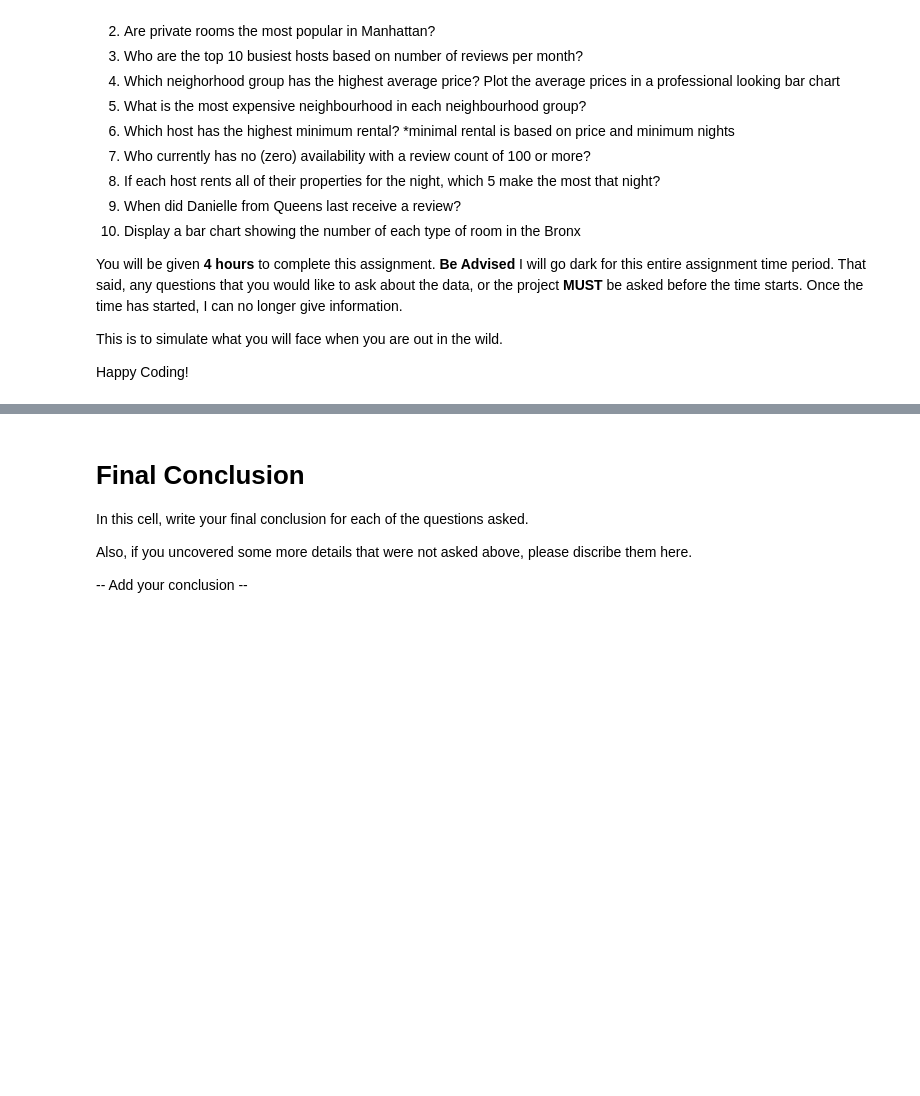
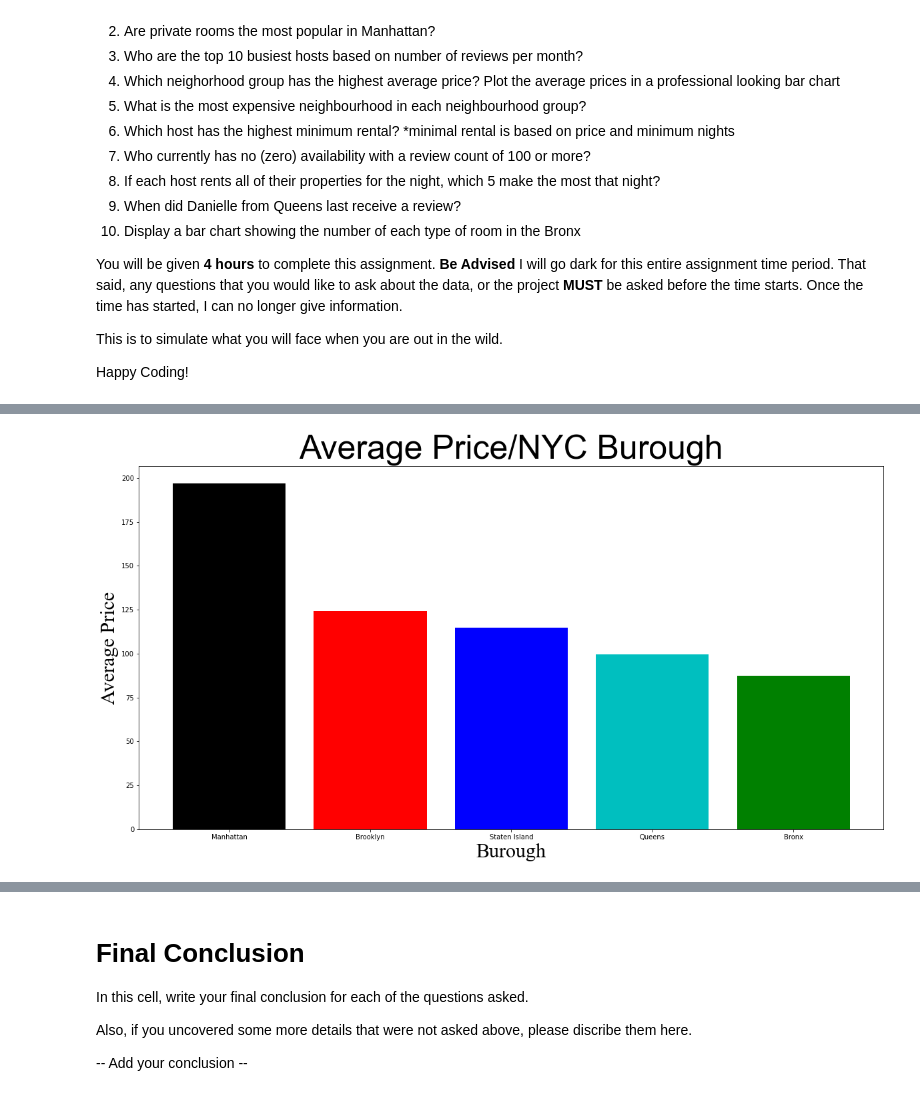
Before and after one commit to jdecee/Air_Bnb_project, a Jupyter notebook: Attempt1.ipynb, the cells around one changed output, grey strips where cells are left out. Cells and saved outputs as stored; diff of their text form; code cells hidden in the pictures; blank space fills up the shorter version.

```diff
--- a/Attempt1.ipynb
+++ b/Attempt1.ipynb
@@ -93,2 +81,11 @@ air_bnb[(air_bnb['host_id'] == ' 2787')]
+# %%
+plt.figure(figsize=(20,10))
+plt.bar(avg_prices.index, avg_prices, color=['k', 'r', 'b', 'c', 'g'])
+plt.title('Average Price/NYC Burough', fontname='Arial', fontsize=50)
+plt.ylabel('Average Price', fontname='Times New Roman', fontsize=30)
+plt.xlabel('Burough', fontname='Times New Roman', fontsize=30)
+plt.show()
+# %% [output]
+[figure, added]
 # %%
 # What is the most expensive neighbourhood in each neighbourhood_group
```
Also changed, not shown: parts of 13 cells of this notebook.
